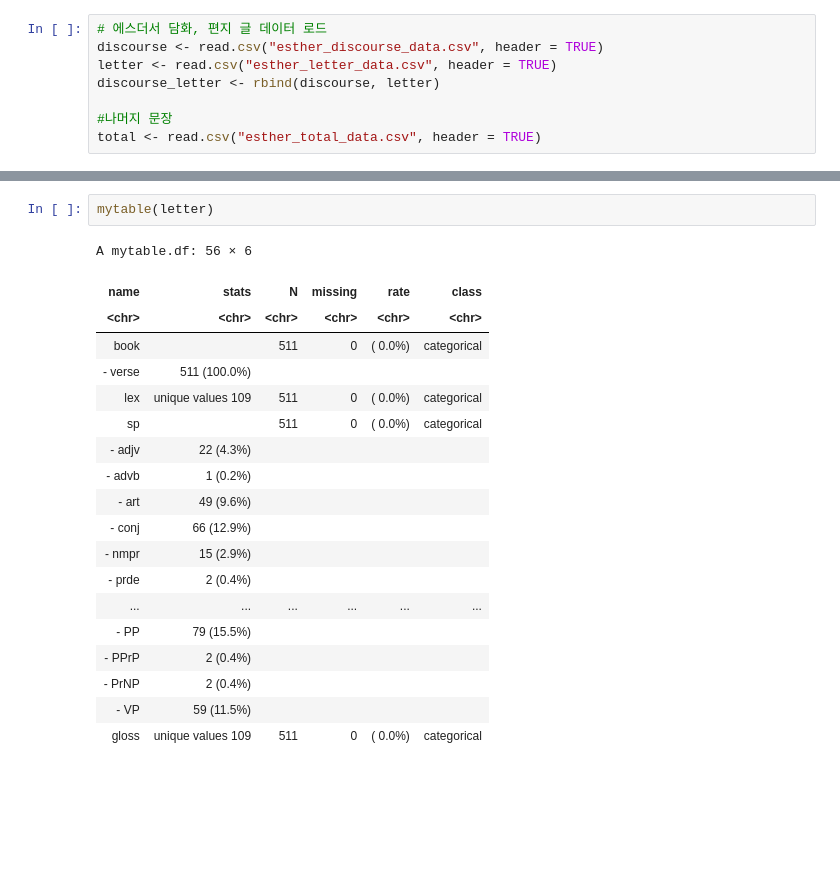
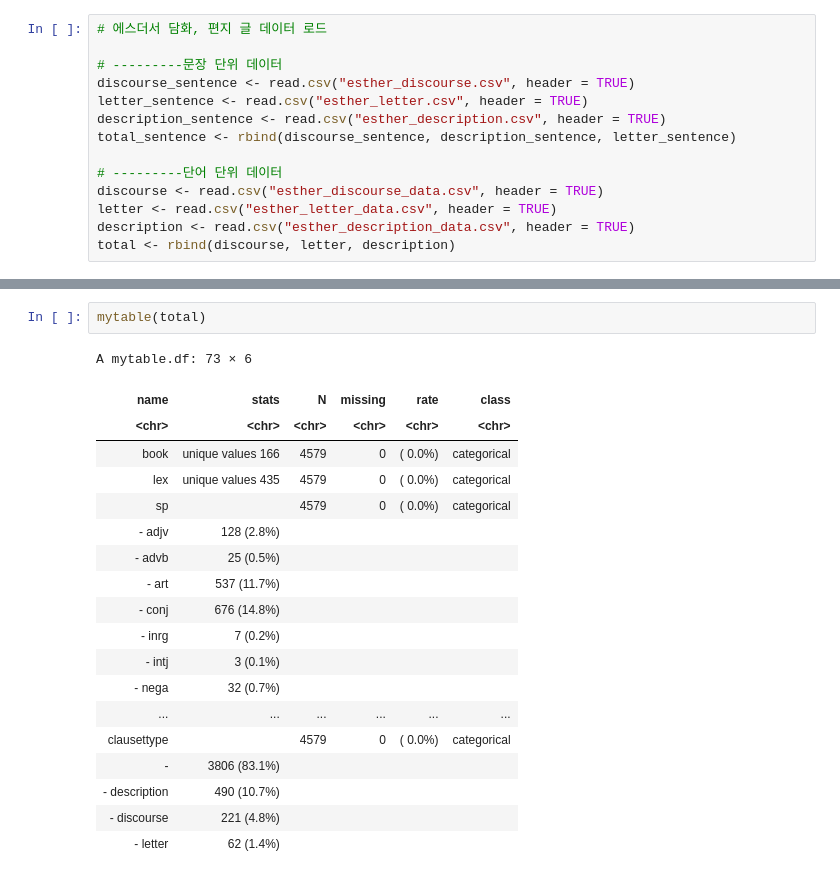
Before and after one commit to alphalef/digital-biblical-studies, a Jupyter notebook: Esther-Linguistic-Approach/R_Analysis_Esther_DiscourseLetter.ipynb, the cells around one changed output, grey strips where cells are left out. Drawn from its saved outputs; the diff is of its cells as text; blank space fills up the shorter version.

```diff
--- a/Esther-Linguistic-Approach/R_Analysis_Esther_DiscourseLetter.ipynb
+++ b/Esther-Linguistic-Approach/R_Analysis_Esther_DiscourseLetter.ipynb
@@ -8,8 +23,14 @@ library(moonBook)
 # %%
 # 에스더서 담화, 편지 글 데이터 로드
+
+# ---------문장 단위 데이터
+discourse_sentence <- read.csv("esther_discourse.csv", header = TRUE)
+letter_sentence <- read.csv("esther_letter.csv", header = TRUE)
+description_sentence <- read.csv("esther_description.csv", header = TRUE)
+total_sentence <- rbind(discourse_sentence, description_sentence, letter_sentence)
+
+# ---------단어 단위 데이터
 discourse <- read.csv("esther_discourse_data.csv", header = TRUE)
 letter <- read.csv("esther_letter_data.csv", header = TRUE)
-discourse_letter <- rbind(discourse, letter)
-
-#나머지 문장
-total <- read.csv("esther_total_data.csv", header = TRUE)
+description <- read.csv("esther_description_data.csv", header = TRUE)
+total <- rbind(discourse, letter, description)
@@ -52,22 +583,22 @@ grid.draw(rbind(ggplotGrob(ctyp1), ggplotGrob(ctyp2), ggplotGrob(ctyp3), size =
 # %%
-mytable(letter)
+mytable(total)
 # %% [output]
-A mytable.df: 56 × 6
+A mytable.df: 73 × 6
 | name | stats | N | missing | rate | class |
 | <chr> | <chr> | <chr> | <chr> | <chr> | <chr> |
-| book |  | 511 | 0 | ( 0.0%) | categorical |
-| - verse | 511 (100.0%) |  |  |  |  |
-| lex | unique values 109 | 511 | 0 | ( 0.0%) | categorical |
-| sp |  | 511 | 0 | ( 0.0%) | categorical |
-| - adjv | 22 (4.3%) |  |  |  |  |
-| - advb | 1 (0.2%) |  |  |  |  |
-| - art | 49 (9.6%) |  |  |  |  |
-| - conj | 66 (12.9%) |  |  |  |  |
-| - nmpr | 15 (2.9%) |  |  |  |  |
-| - prde | 2 (0.4%) |  |  |  |  |
+| book | unique values 166 | 4579 | 0 | ( 0.0%) | categorical |
+| lex | unique values 435 | 4579 | 0 | ( 0.0%) | categorical |
+| sp |  | 4579 | 0 | ( 0.0%) | categorical |
+| - adjv | 128 (2.8%) |  |  |  |  |
+| - advb | 25 (0.5%) |  |  |  |  |
+| - art | 537 (11.7%) |  |  |  |  |
+| - conj | 676 (14.8%) |  |  |  |  |
+| - inrg | 7 (0.2%) |  |  |  |  |
+| - intj | 3 (0.1%) |  |  |  |  |
+| - nega | 32 (0.7%) |  |  |  |  |
 | ... | ... | ... | ... | ... | ... |
-| - PP | 79 (15.5%) |  |  |  |  |
-| - PPrP | 2 (0.4%) |  |  |  |  |
-| - PrNP | 2 (0.4%) |  |  |  |  |
-| - VP | 59 (11.5%) |  |  |  |  |
-| gloss | unique values 109 | 511 | 0 | ( 0.0%) | categorical |
+| clausettype |  | 4579 | 0 | ( 0.0%) | categorical |
+| - | 3806 (83.1%) |  |  |  |  |
+| - description | 490 (10.7%) |  |  |  |  |
+| - discourse | 221 (4.8%) |  |  |  |  |
+| - letter | 62 (1.4%) |  |  |  |  |
```
Also changed, not shown: parts of 30 cells of this notebook, 16 other files.
